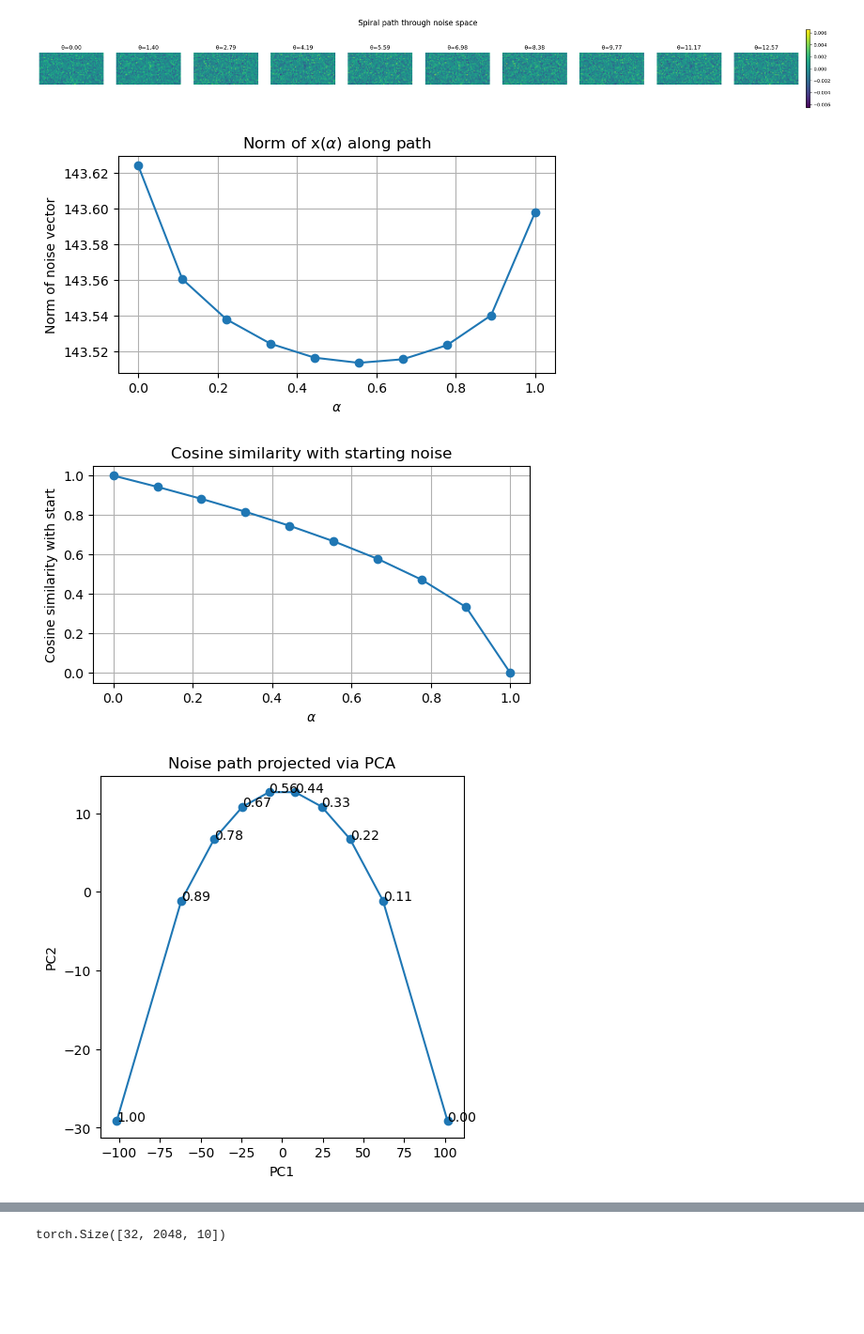
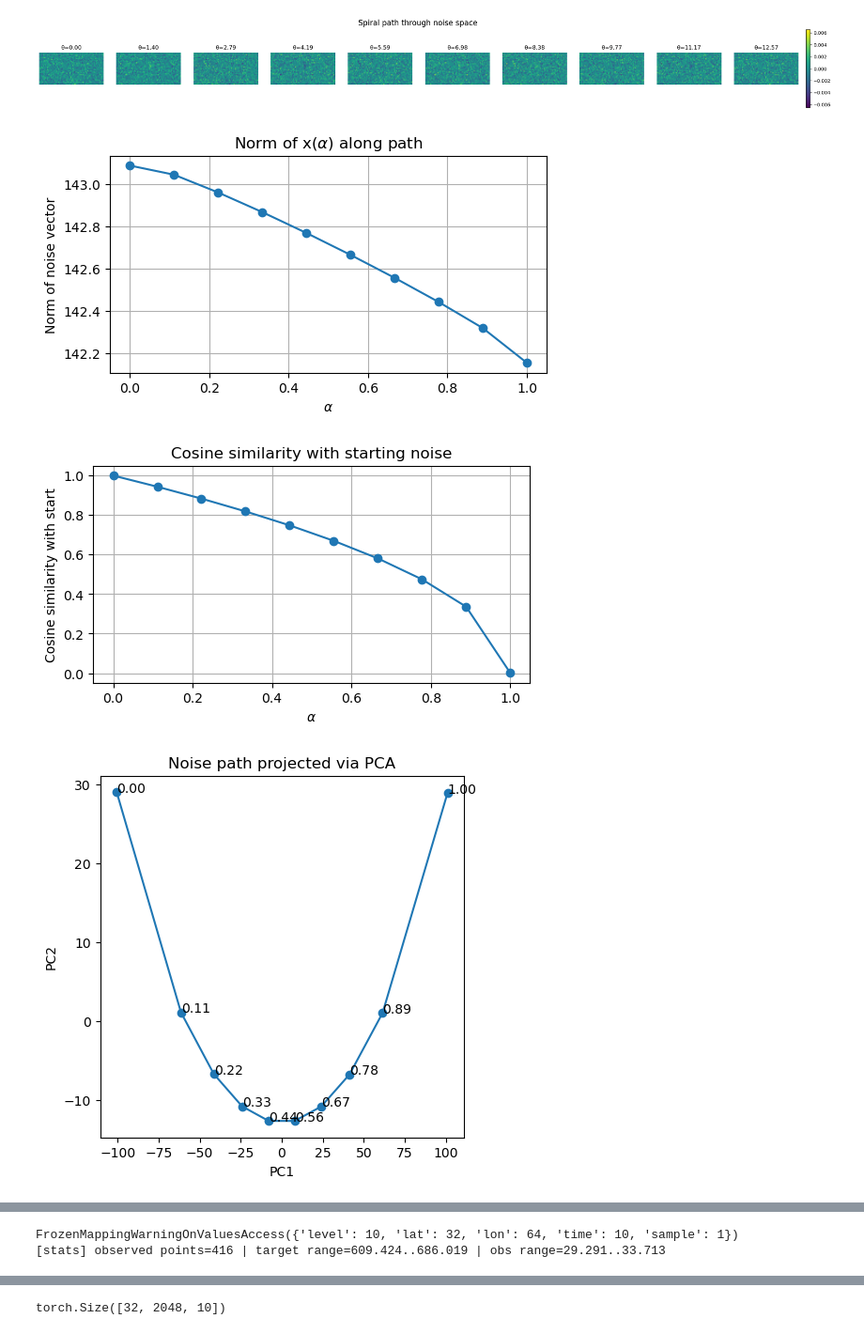
Before and after one commit to vitusbenson/neural_transport, a Jupyter notebook: neural_transport/flowmatching_dev/testScript.ipynb, the cells around one changed output, grey strips where cells are left out. Shown at 94% size. Drawn from its saved outputs; the diff is of its cells as text; code cells hidden in the pictures; blank space fills up the shorter version.

Commit message:
masking added in iterative_generate, generative_kwargs, as well as in FlowMatching. noise path plotting added

```diff
--- a/neural_transport/flowmatching_dev/testScript.ipynb
+++ b/neural_transport/flowmatching_dev/testScript.ipynb
@@ -226,7 +226,13 @@ dict_keys(['airmass_delta_offset', 'airmass_delta_scale', 'airmass_next_offset',
 # %%
 flow = MODELWRAPPERS["flowmatching"](**wrapper_kwargs)
 
-flow.n_samples = 10
+generate_kwargs = dict(
+    n_samples=10,
+    masking=True,
+    pattern="vertical",  # if masking=True: "random", "vertical", "horizontal", "checkerboard", "sattelite",
+    noise=None,  # None, "spiral_outward_noise", "spiral_noise", "gaussian_noise", "geodesic_noise", "linear_noise",
+    analyze_noise=False,
+)
 # %%
 # lit_module_kwargs
 
@@ -301,10 +307,10 @@ litmodule = NeuralTransport(
 # checkpoint path
 
 # best
-best_ckpt_path = "/Net/Groups/BGI/work_5/CO2_diffusion/carbonbench/transport_models/carbontracker_lowres/flowmatching_dev/flowmatching_20250919_dev/singlestep/checkpoints/best.ckpt"
+best_ckpt_path = "/Net/Groups/BGI/work_5/CO2_diffusion/carbonbench/transport_models/carbontracker_lowres/flowmatching_dev/flowmatching_20251006_dev/singlestep/checkpoints/best.ckpt"
 
 # last
-last_ckpt_path = "/Net/Groups/BGI/work_5/CO2_diffusion/carbonbench/transport_models/carbontracker_lowres/flowmatching_dev/flowmatching_20250919_dev/singlestep/checkpoints/last.ckpt"
+last_ckpt_path = "/Net/Groups/BGI/work_5/CO2_diffusion/carbonbench/transport_models/carbontracker_lowres/flowmatching_dev/flowmatching_20251006_dev/singlestep/checkpoints/last.ckpt"
 # %%
 # lit module kwargs
 
@@ -379,8 +385,6 @@ NeuralTransport(
 )
 # %%
 flow_model = transport_model.model
-# %%
-flow_model.step_size = 1
 # %%
 dl_val = dset.val_dataloader()
 batch_val = next(iter(dl_val))
@@ -836,7 +840,7 @@ plt.show()
 # %% [output]
 [figure]
 # %%
-def analyze_noise_path(noises, angles, label="θ"):
+def plot_analyze_noise_path(noises, angles, label="$\\theta$"):
     """
     Analyze a sequence of high-dimensional noise tensors.
     Plots norms, cosine similarity, and optional PCA projection.
@@ -1343,25 +1511,32 @@ def iterative_generate(
 
     return ds_all
 # %%
-n_samples = 10 # 32
+generate_kwargs = dict(
+    n_samples=10,  # 32
+    masking=True,
+    pattern="vertical",  # if masking=True: "random", "vertical", "horizontal", "checkerboard", "sattelite",
+    noise="geodesic_noise",  # None, "spiral_outward_noise", "spiral_noise", "gaussian_noise", "geodesic_noise", "linear_noise",
+    analyze_noise=True,
+)
+
 
 outpath = Path("test_preds")
 ds_all = iterative_generate(
     transport_model,
     dataset,
     outpath=outpath,
     rollout=False,
     device="cuda",
     zarr_filename=None,
     freq=None,
     zero_surfflux=False,
     remap=False,
     target_vars_3d=["co2massmix"],
     target_vars_2d=[],
     save_obs=False,   # True only possible if "gph_bottom", "gph_top" are in batch
-    n_samples=n_samples,   # keep small for a test
+    **generate_kwargs,
 )
 # %% [output]
-[figure, old version]
+[figure, new version]
 [figure]
-[figure, old version]
+[figure, new version]
@@ -1377,0 +1545,2 @@ FrozenMappingWarningOnValuesAccess({'level': 10, 'lat': 32, 'lon': 64, 'time': 1
+FrozenMappingWarningOnValuesAccess({'level': 10, 'lat': 32, 'lon': 64, 'time': 10, 'sample': 1})
+[stats] observed points=416 | target range=609.424..686.019 | obs range=29.291..33.713
```
Also changed, not shown: parts of 15 cells of this notebook, 5 other files.
